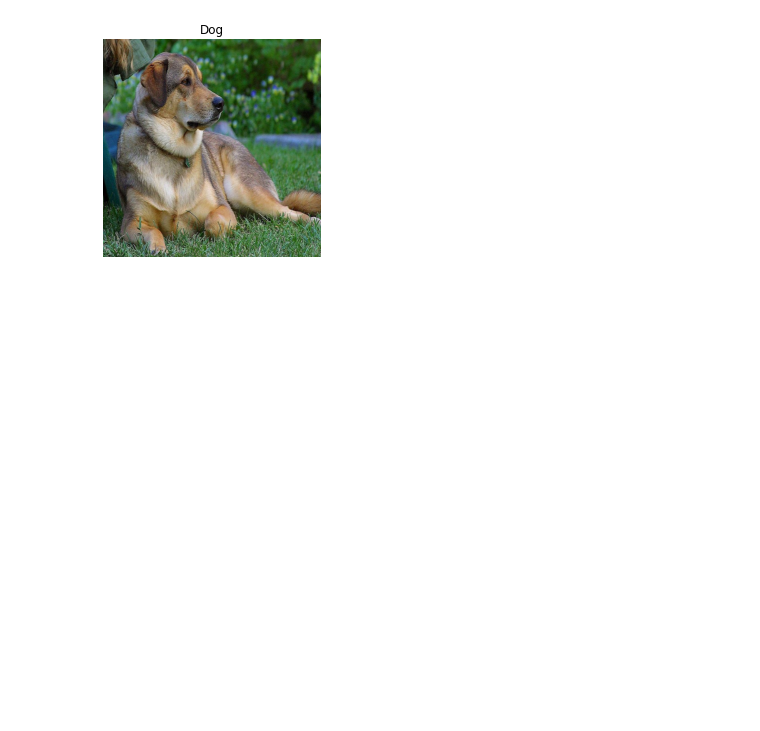
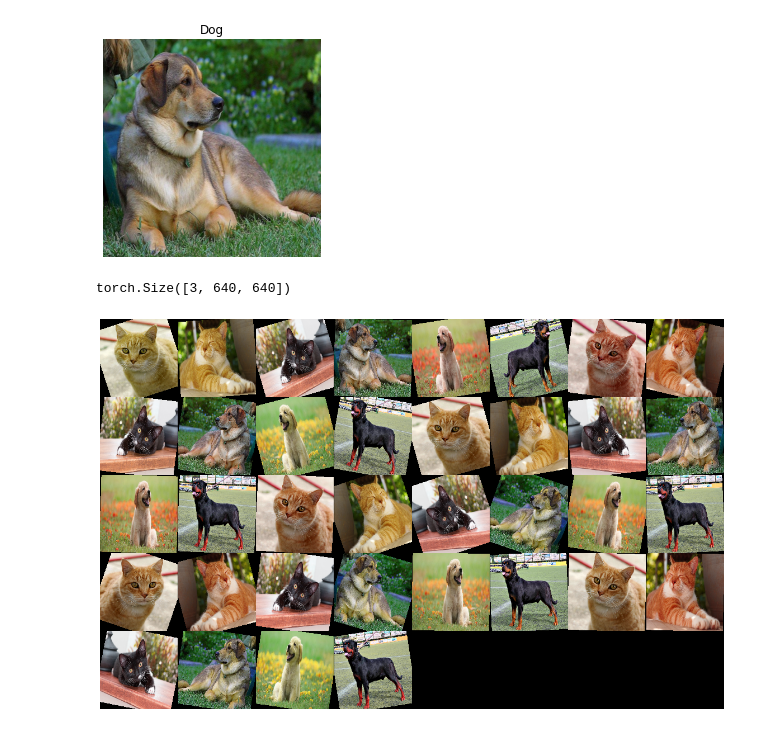
Before and after one commit to preciselyV/masteringComputerVision, a Jupyter notebook: nets/AugmentationsAndTransforms.ipynb, the cells around one changed output. Cells and saved outputs as stored; diff of their text form; code cells hidden in the pictures; blank space fills up the shorter version.

```diff
--- a/nets/AugmentationsAndTransforms.ipynb
+++ b/nets/AugmentationsAndTransforms.ipynb
@@ -65,3 +65,30 @@ plt.imshow(img[0].permute(1,2,0))
 # %% [output]
 <matplotlib.image.AxesImage at 0x...>
 [figure]
+# %%
+from torchvision.utils import make_grid
+def show_dataset(dataset, n=6):
+    imgs = torch.stack([dataset[i][0] for _ in range(n)
+                       for i in range(len(dataset))])
+    grid = make_grid(imgs).numpy()
+    plt.imshow(np.transpose(grid, (1, 2, 0)), interpolation='nearest')
+    plt.axis('off')
+# %%
+import torchvision.transforms as T
+import PIL
+dataset = DogsAndCats(root="./customData/DogsCats",
+    transform = T.Compose([
+        T.Resize((640,640)),
+        T.ColorJitter(hue=.05, saturation=.05),
+        T.RandomHorizontalFlip(),
+        T.RandomRotation(20, resample=PIL.Image.BILINEAR),
+        T.ToTensor()
+    ])
+)
+f = plt.figure(figsize=(20,20))
+f.add_subplot(111)
+show_dataset(dataset)
+print(dataset[0][0].shape)
+# %% [output]
+torch.Size([3, 640, 640])
+[figure, added]
```
Also changed, not shown: parts of 1 cell of this notebook.
